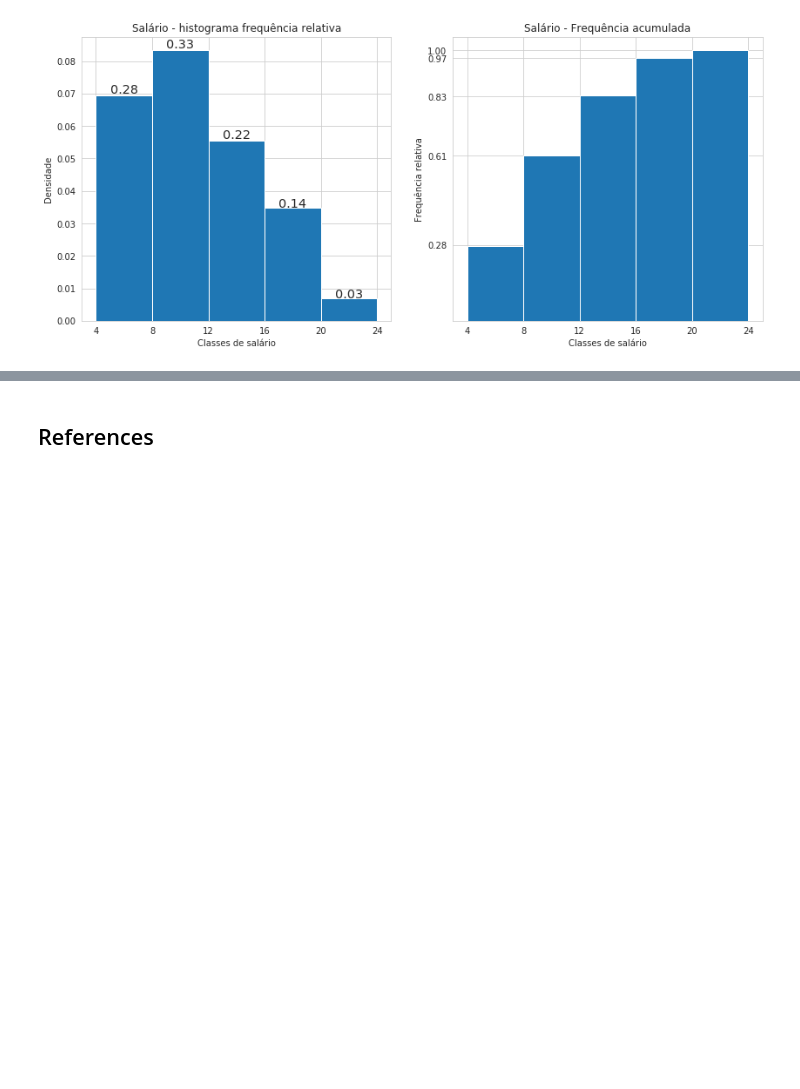
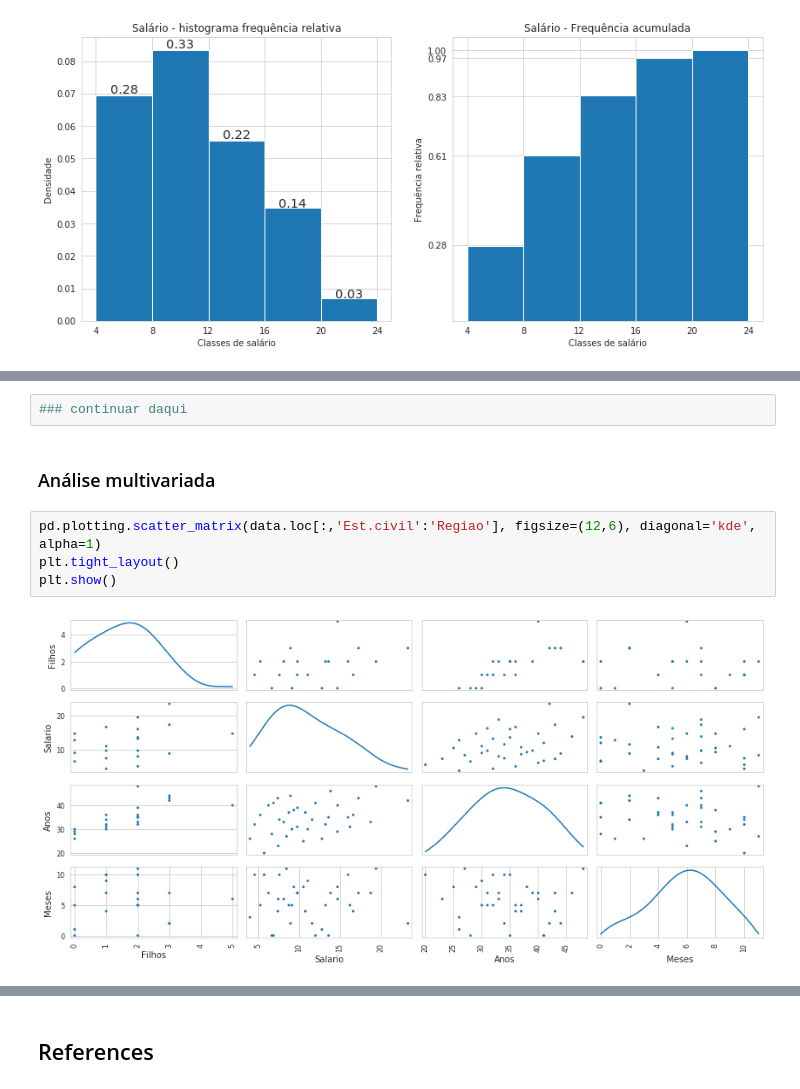
Before and after one commit to RobertGarciadSilva/python-notebooks, a Jupyter notebook: notebooks/some_EDA/eda_MILSA_01.ipynb, the cells around one changed output, grey strips where cells are left out. Drawn from its saved outputs; the diff is of its cells as text; blank space fills up the shorter version.

```diff
--- a/notebooks/some_EDA/eda_MILSA_01.ipynb
+++ b/notebooks/some_EDA/eda_MILSA_01.ipynb
@@ -355,0 +463,10 @@ plt.show()
+# %%
+### continuar daqui
+# %% [markdown]
+### Análise multivariada
+# %%
+pd.plotting.scatter_matrix(data.loc[:,'Est.civil':'Regiao'], figsize=(12,6), diagonal='kde', alpha=1)
+plt.tight_layout()
+plt.show()
+# %% [output]
+[figure, added]
```
Also changed, not shown: parts of 20 cells of this notebook, 2 other files.
